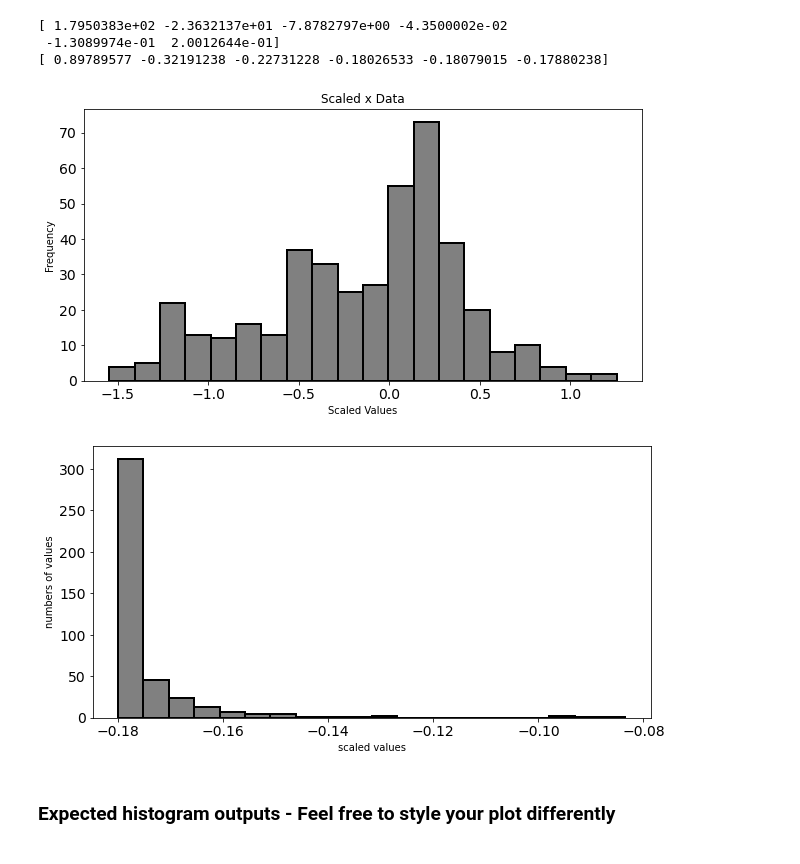
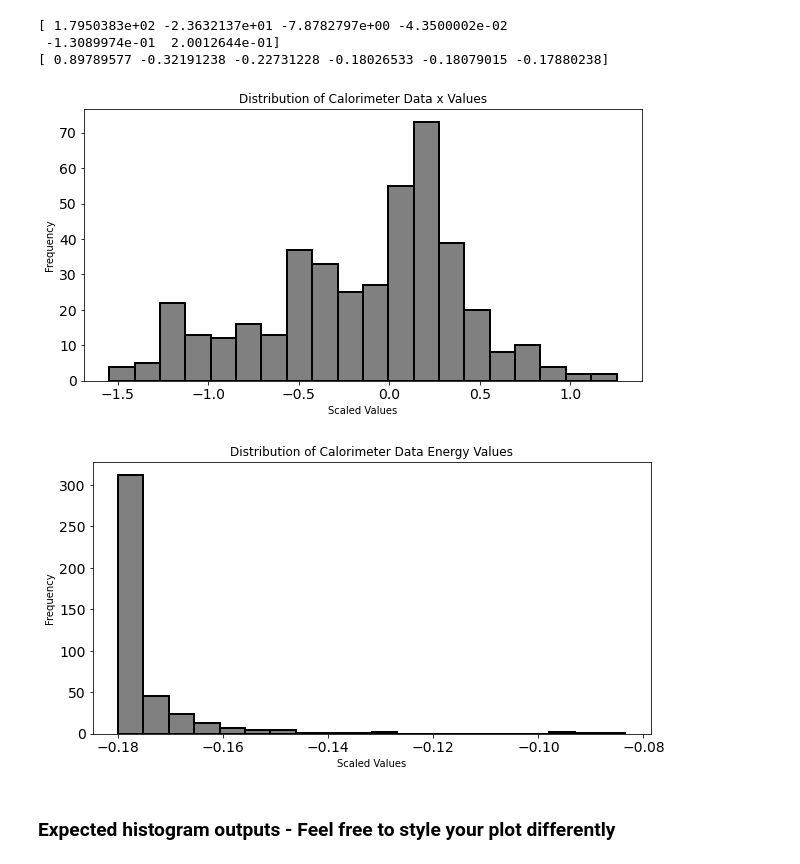
Before and after one commit to spenmadr/PHYS-417, a Jupyter notebook: Lab1/Lab1_Report_SpencerMadrid.ipynb, the cells around one changed output. Drawn from its saved outputs; the diff is of its cells as text; code cells hidden in the pictures.

```diff
--- a/Lab1/Lab1_Report_SpencerMadrid.ipynb
+++ b/Lab1/Lab1_Report_SpencerMadrid.ipynb
@@ -90,29 +90,31 @@ plt.yticks(fontsize=14)
 
 # Add proper x-label and y-label
 
+plt.title('Distribution of Calorimeter Data x Values')
 plt.xlabel('Scaled Values')
 plt.ylabel('Frequency')
 
 plt.show()
 # %% [output]
-[figure, old version]
+[figure, new version]
 # %%
 # Confirm the data is scaled for 'energy' column
 
 plt.figure(figsize = (10, 5))
 
 plt.hist(CMS_calori_dataset_np_sub_scaled[:, 5], bins = 20, facecolor = 'grey', edgecolor = 'black', linewidth = 2)
 plt.xticks(fontsize=14)
 plt.yticks(fontsize=14)
 
 # Add proper x-label and y-label
 
+plt.title('Distribution of Calorimeter Data Energy Values')
 plt.xlabel('Scaled Values')
 plt.ylabel('Frequency')
 
 plt.show()
 # %% [output]
-[figure, old version]
+[figure, new version]
 # %% [markdown]
 ### Expected histogram outputs - Feel free to style your plot differently
 # %%
```
Also changed, not shown: parts of 1 cell of this notebook, 11 other files.
